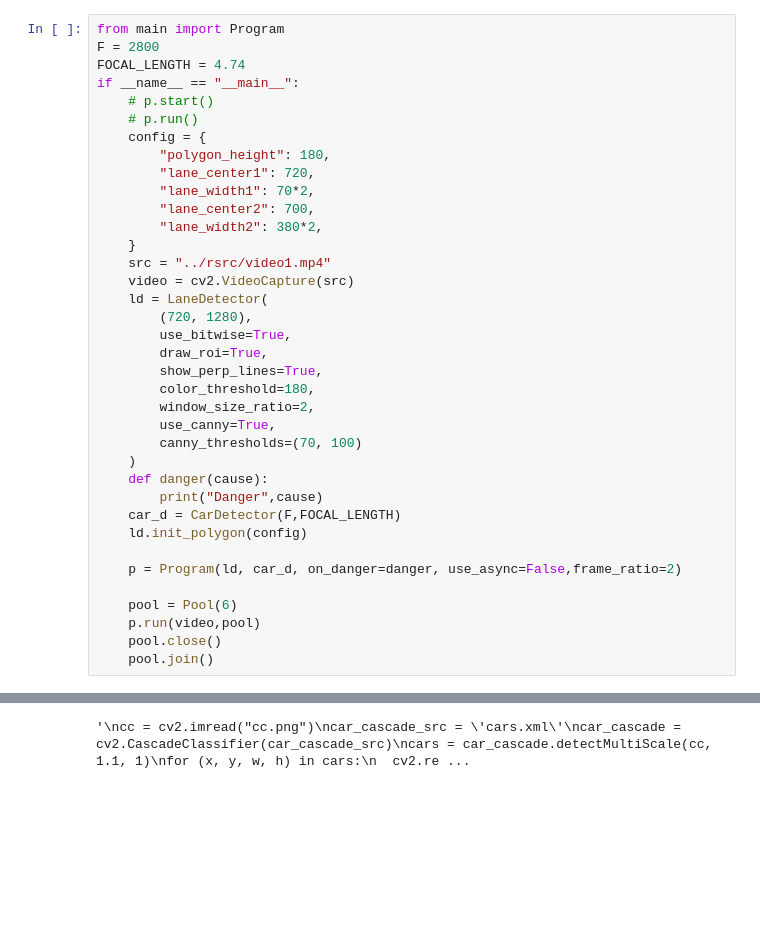
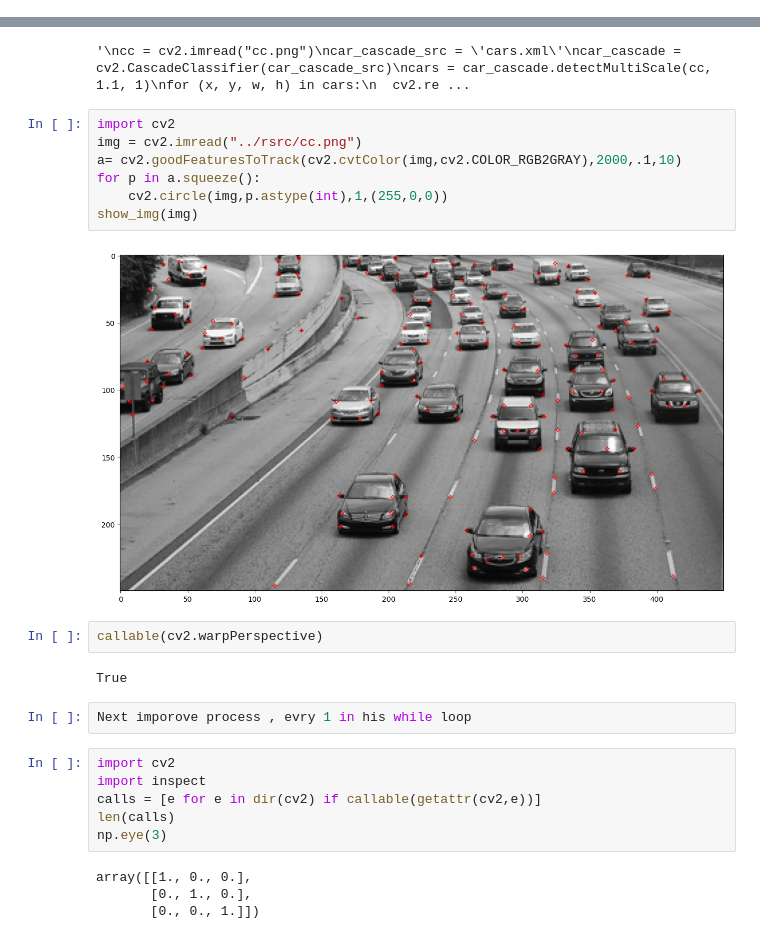
Before and after one commit to n2ak/pfe, a Jupyter notebook: src/edge_detection.ipynb, the cells around one changed output, grey strips where cells are left out. Drawn from its saved outputs; the diff is of its cells as text; blank space fills up the shorter version.

```diff
--- a/src/edge_detection.ipynb
+++ b/src/edge_detection.ipynb
@@ -9,40 +9,3 @@ import matplotlib.pyplot as plt
 import time
 %load_ext autoreload
 %autoreload 2
-# %%
-from main import Program
-F = 2800
-FOCAL_LENGTH = 4.74
-if __name__ == "__main__":
-    # p.start()
-    # p.run()
-    config = {
-        "polygon_height": 180,
-        "lane_center1": 720,
-        "lane_width1": 70*2,
-        "lane_center2": 700,
-        "lane_width2": 380*2,
-    }
-    src = "../rsrc/video1.mp4"
-    video = cv2.VideoCapture(src)
-    ld = LaneDetector(
-        (720, 1280),
-        use_bitwise=True,
-        draw_roi=True,
-        show_perp_lines=True,
-        color_threshold=180,
-        window_size_ratio=2,
-        use_canny=True,
-        canny_thresholds=(70, 100)
-    )
-    def danger(cause):
-        print("Danger",cause)
-    car_d = CarDetector(F,FOCAL_LENGTH)
-    ld.init_polygon(config)
-
-    p = Program(ld, car_d, on_danger=danger, use_async=False,frame_ratio=2)
-
-    pool = Pool(6)
-    p.run(video,pool)
-    pool.close()
-    pool.join()
@@ -64,3 +41,28 @@ str(get_object_distance(2800,focal,1240-400,8 *10,1)/10) + " cm",get_object_dist
 """
 # %% [output]
 '\ncc = cv2.imread("cc.png")\ncar_cascade_src = \'cars.xml\'\ncar_cascade = cv2.CascadeClassifier(car_cascade_src)\ncars = car_cascade.detectMultiScale(cc, 1.1, 1)\nfor (x, y, w, h) in cars:\n  cv2.re ...
+# %%
+import cv2
+img = cv2.imread("../rsrc/cc.png")
+a= cv2.goodFeaturesToTrack(cv2.cvtColor(img,cv2.COLOR_RGB2GRAY),2000,.1,10)
+for p in a.squeeze():
+    cv2.circle(img,p.astype(int),1,(255,0,0))
+show_img(img)
+# %% [output]
+[figure, added]
+# %%
+callable(cv2.warpPerspective)
+# %% [output]
+True
+# %%
+Next imporove process , evry 1 in his while loop
+# %%
+import cv2
+import inspect
+calls = [e for e in dir(cv2) if callable(getattr(cv2,e))]
+len(calls)
+np.eye(3)
+# %% [output]
+array([[1., 0., 0.],
+       [0., 1., 0.],
+       [0., 0., 1.]])
```
Also changed, not shown: parts of 3 cells of this notebook, 6 other files.
